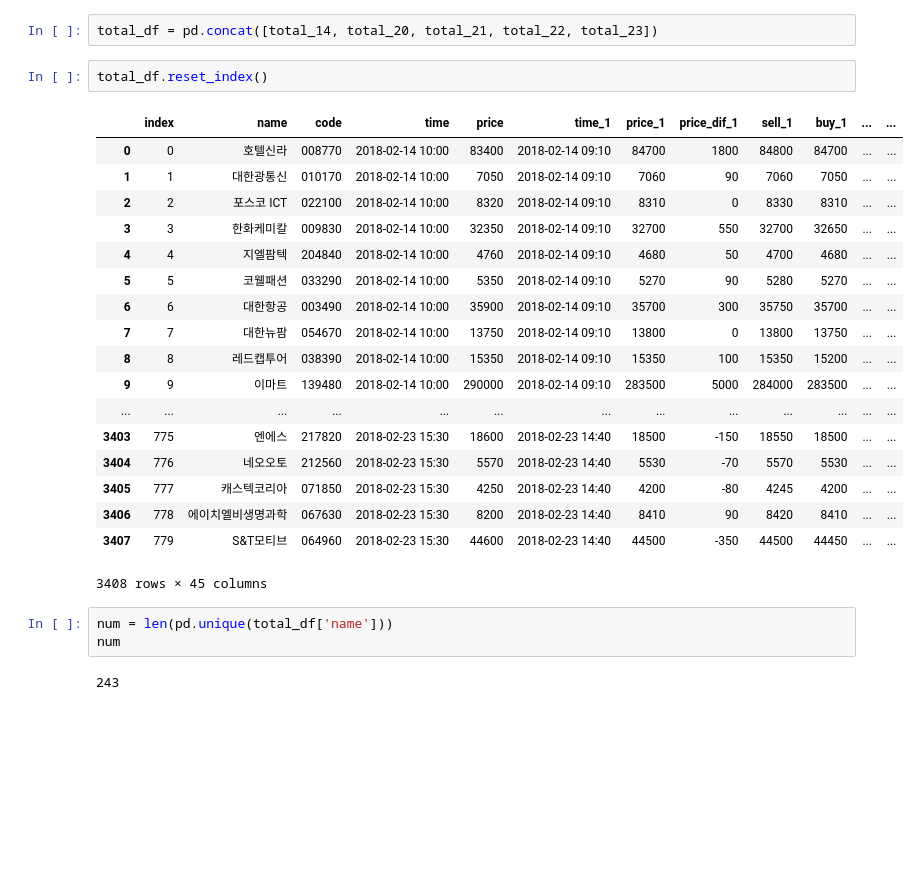
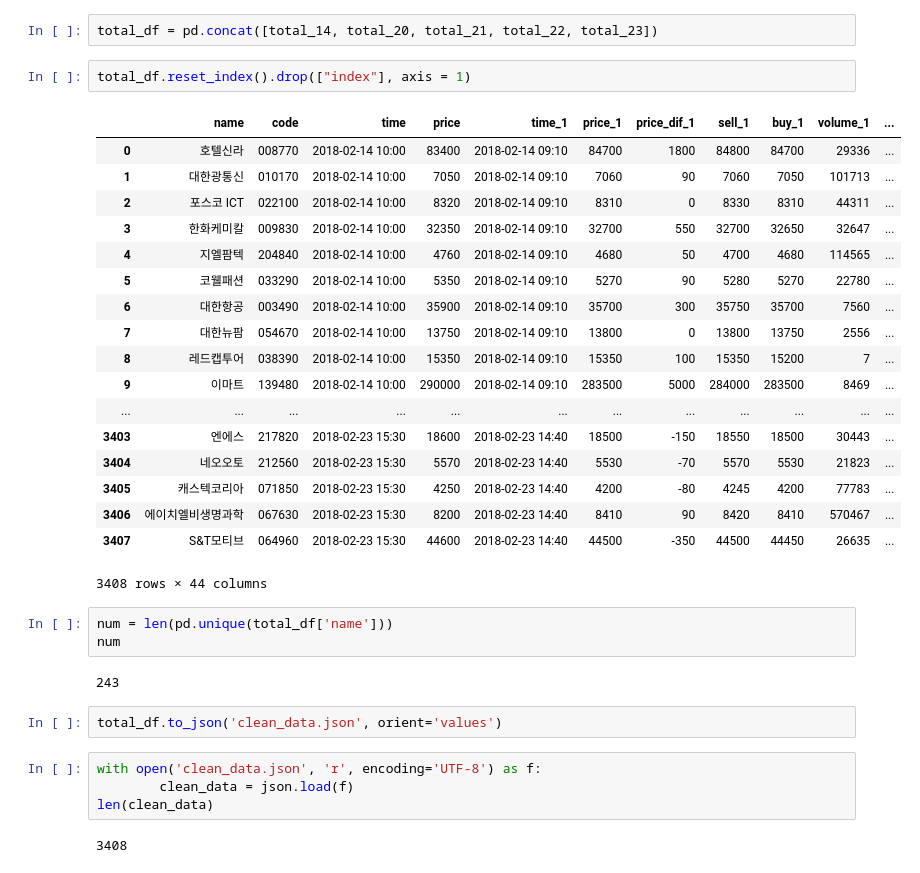
Before and after one commit to hyunkikim3/outside_trader, a Jupyter notebook: workspace/workspace_02-22/the_dataframe_weiwei.ipynb, the cells around one changed output. Cells and saved outputs as stored; diff of their text form; blank space fills up the shorter version.

```diff
--- a/workspace/workspace_02-22/the_dataframe_weiwei.ipynb
+++ b/workspace/workspace_02-22/the_dataframe_weiwei.ipynb
@@ -212,28 +212,36 @@ total_23 = transform_df('23')
 # %%
 total_df = pd.concat([total_14, total_20, total_21, total_22, total_23])
 # %%
-total_df.reset_index()
+total_df.reset_index().drop(["index"], axis = 1)
 # %% [output]
-|  | index | name | code | time | price | time_1 | price_1 | price_dif_1 | sell_1 | buy_1 | ... | ... |
-| 0 | 0 | 호텔신라 | 008770 | 2018-02-14 10:00 | 83400 | 2018-02-14 09:10 | 84700 | 1800 | 84800 | 84700 | ... | ... |
-| 1 | 1 | 대한광통신 | 010170 | 2018-02-14 10:00 | 7050 | 2018-02-14 09:10 | 7060 | 90 | 7060 | 7050 | ... | ... |
-| 2 | 2 | 포스코 ICT | 022100 | 2018-02-14 10:00 | 8320 | 2018-02-14 09:10 | 8310 | 0 | 8330 | 8310 | ... | ... |
-| 3 | 3 | 한화케미칼 | 009830 | 2018-02-14 10:00 | 32350 | 2018-02-14 09:10 | 32700 | 550 | 32700 | 32650 | ... | ... |
-| 4 | 4 | 지엘팜텍 | 204840 | 2018-02-14 10:00 | 4760 | 2018-02-14 09:10 | 4680 | 50 | 4700 | 4680 | ... | ... |
-| 5 | 5 | 코웰패션 | 033290 | 2018-02-14 10:00 | 5350 | 2018-02-14 09:10 | 5270 | 90 | 5280 | 5270 | ... | ... |
-| 6 | 6 | 대한항공 | 003490 | 2018-02-14 10:00 | 35900 | 2018-02-14 09:10 | 35700 | 300 | 35750 | 35700 | ... | ... |
-| 7 | 7 | 대한뉴팜 | 054670 | 2018-02-14 10:00 | 13750 | 2018-02-14 09:10 | 13800 | 0 | 13800 | 13750 | ... | ... |
-| 8 | 8 | 레드캡투어 | 038390 | 2018-02-14 10:00 | 15350 | 2018-02-14 09:10 | 15350 | 100 | 15350 | 15200 | ... | ... |
-| 9 | 9 | 이마트 | 139480 | 2018-02-14 10:00 | 290000 | 2018-02-14 09:10 | 283500 | 5000 | 284000 | 283500 | ... | ... |
-| ... | ... | ... | ... | ... | ... | ... | ... | ... | ... | ... | ... | ... |
-| 3403 | 775 | 엔에스 | 217820 | 2018-02-23 15:30 | 18600 | 2018-02-23 14:40 | 18500 | -150 | 18550 | 18500 | ... | ... |
-| 3404 | 776 | 네오오토 | 212560 | 2018-02-23 15:30 | 5570 | 2018-02-23 14:40 | 5530 | -70 | 5570 | 5530 | ... | ... |
-| 3405 | 777 | 캐스텍코리아 | 071850 | 2018-02-23 15:30 | 4250 | 2018-02-23 14:40 | 4200 | -80 | 4245 | 4200 | ... | ... |
-| 3406 | 778 | 에이치엘비생명과학 | 067630 | 2018-02-23 15:30 | 8200 | 2018-02-23 14:40 | 8410 | 90 | 8420 | 8410 | ... | ... |
-| 3407 | 779 | S&T모티브 | 064960 | 2018-02-23 15:30 | 44600 | 2018-02-23 14:40 | 44500 | -350 | 44500 | 44450 | ... | ... |
+|  | name | code | time | price | time_1 | price_1 | price_dif_1 | sell_1 | buy_1 | volume_1 | ... |
+| 0 | 호텔신라 | 008770 | 2018-02-14 10:00 | 83400 | 2018-02-14 09:10 | 84700 | 1800 | 84800 | 84700 | 29336 | ... |
+| 1 | 대한광통신 | 010170 | 2018-02-14 10:00 | 7050 | 2018-02-14 09:10 | 7060 | 90 | 7060 | 7050 | 101713 | ... |
+| 2 | 포스코 ICT | 022100 | 2018-02-14 10:00 | 8320 | 2018-02-14 09:10 | 8310 | 0 | 8330 | 8310 | 44311 | ... |
+| 3 | 한화케미칼 | 009830 | 2018-02-14 10:00 | 32350 | 2018-02-14 09:10 | 32700 | 550 | 32700 | 32650 | 32647 | ... |
+| 4 | 지엘팜텍 | 204840 | 2018-02-14 10:00 | 4760 | 2018-02-14 09:10 | 4680 | 50 | 4700 | 4680 | 114565 | ... |
+| 5 | 코웰패션 | 033290 | 2018-02-14 10:00 | 5350 | 2018-02-14 09:10 | 5270 | 90 | 5280 | 5270 | 22780 | ... |
+| 6 | 대한항공 | 003490 | 2018-02-14 10:00 | 35900 | 2018-02-14 09:10 | 35700 | 300 | 35750 | 35700 | 7560 | ... |
+| 7 | 대한뉴팜 | 054670 | 2018-02-14 10:00 | 13750 | 2018-02-14 09:10 | 13800 | 0 | 13800 | 13750 | 2556 | ... |
+| 8 | 레드캡투어 | 038390 | 2018-02-14 10:00 | 15350 | 2018-02-14 09:10 | 15350 | 100 | 15350 | 15200 | 7 | ... |
+| 9 | 이마트 | 139480 | 2018-02-14 10:00 | 290000 | 2018-02-14 09:10 | 283500 | 5000 | 284000 | 283500 | 8469 | ... |
+| ... | ... | ... | ... | ... | ... | ... | ... | ... | ... | ... | ... |
+| 3403 | 엔에스 | 217820 | 2018-02-23 15:30 | 18600 | 2018-02-23 14:40 | 18500 | -150 | 18550 | 18500 | 30443 | ... |
+| 3404 | 네오오토 | 212560 | 2018-02-23 15:30 | 5570 | 2018-02-23 14:40 | 5530 | -70 | 5570 | 5530 | 21823 | ... |
+| 3405 | 캐스텍코리아 | 071850 | 2018-02-23 15:30 | 4250 | 2018-02-23 14:40 | 4200 | -80 | 4245 | 4200 | 77783 | ... |
+| 3406 | 에이치엘비생명과학 | 067630 | 2018-02-23 15:30 | 8200 | 2018-02-23 14:40 | 8410 | 90 | 8420 | 8410 | 570467 | ... |
+| 3407 | S&T모티브 | 064960 | 2018-02-23 15:30 | 44600 | 2018-02-23 14:40 | 44500 | -350 | 44500 | 44450 | 26635 | ... |
-3408 rows × 45 columns
+3408 rows × 44 columns
 # %%
 num = len(pd.unique(total_df['name']))
 num
 # %% [output]
 243
+# %%
+total_df.to_json('clean_data.json', orient='values')
+# %%
+with open('clean_data.json', 'r', encoding='UTF-8') as f:
+        clean_data = json.load(f)
+len(clean_data)
+# %% [output]
+3408
```
